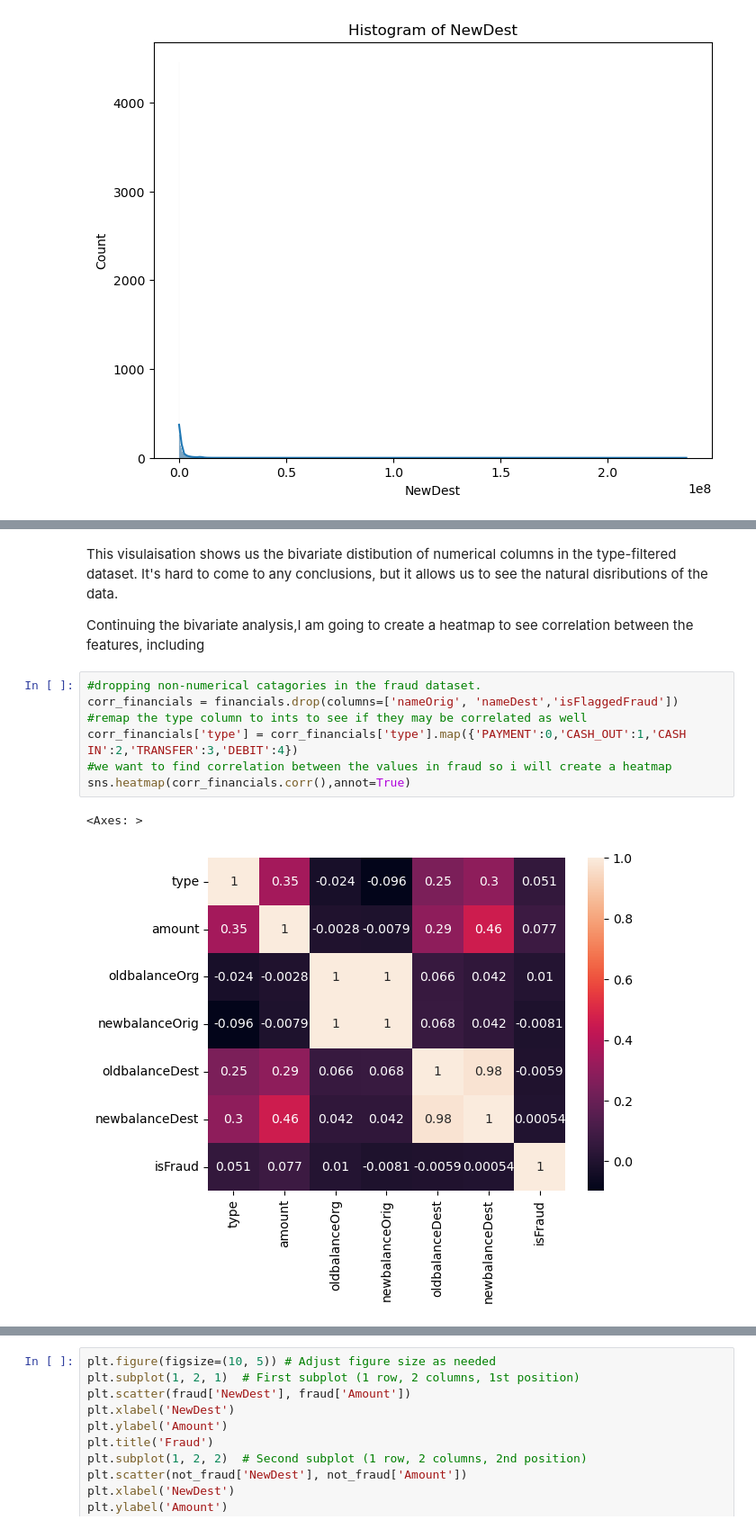
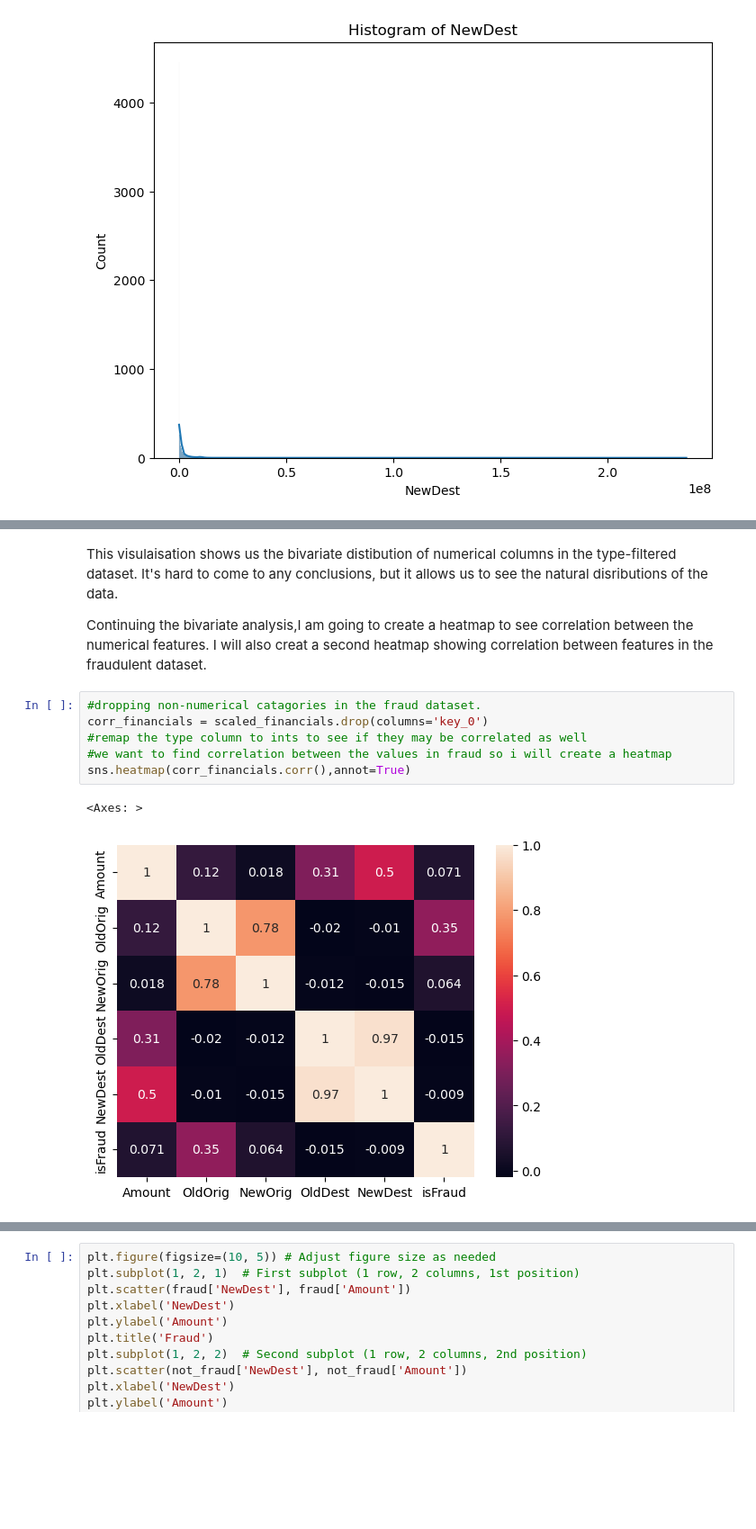
Before and after one commit to theslater11/FinancialFraudDetection, a Jupyter notebook: Notebooks/EDA.ipynb, the cells around one changed output, grey strips where cells are left out. Shown at 90% size. Drawn from its saved outputs; the diff is of its cells as text; blank space fills up the shorter version.

```diff
--- a/Notebooks/EDA.ipynb
+++ b/Notebooks/EDA.ipynb
@@ -204,14 +222,13 @@ sns.pairplot(num_tiny_financials)
 # %% [markdown]
 This visulaisation shows us the bivariate distibution of numerical columns in the type-filtered dataset. It's hard to come to any conclusions, but it allows us to see the natural disributions of the data.
 
-Continuing the bivariate analysis,I am going to create a heatmap to see correlation between the features, including
+Continuing the bivariate analysis,I am going to create a heatmap to see correlation between the numerical features. I will also creat a second heatmap showing correlation between features in the fraudulent dataset.
 # %%
 #dropping non-numerical catagories in the fraud dataset.
-corr_financials = financials.drop(columns=['nameOrig', 'nameDest','isFlaggedFraud'])
+corr_financials = scaled_financials.drop(columns='key_0')
 #remap the type column to ints to see if they may be correlated as well
-corr_financials['type'] = corr_financials['type'].map({'PAYMENT':0,'CASH_OUT':1,'CASH IN':2,'TRANSFER':3,'DEBIT':4})
 #we want to find correlation between the values in fraud so i will create a heatmap
 sns.heatmap(corr_financials.corr(),annot=True)
 # %% [output]
 <Axes: >
-[figure, old version]
+[figure, new version]
```
Also changed, not shown: parts of 44 cells of this notebook, 2 other files.
